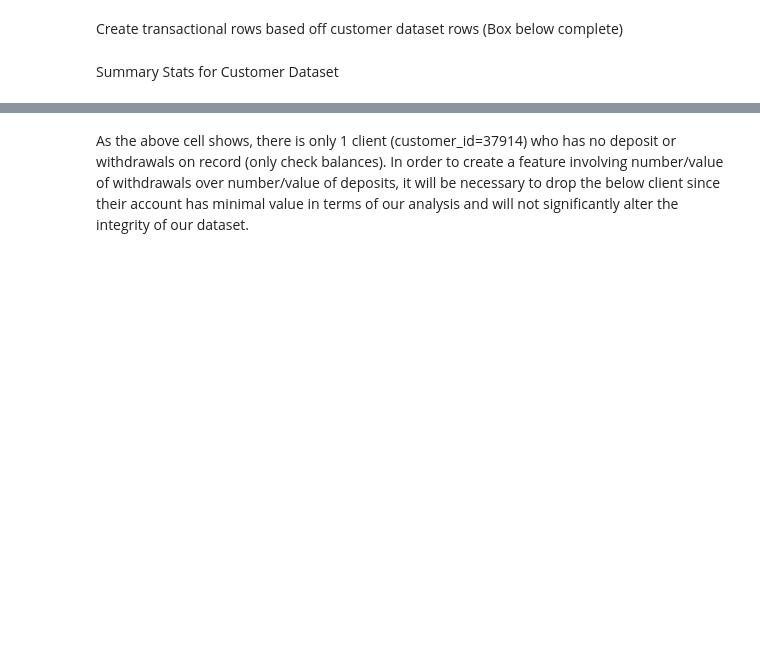
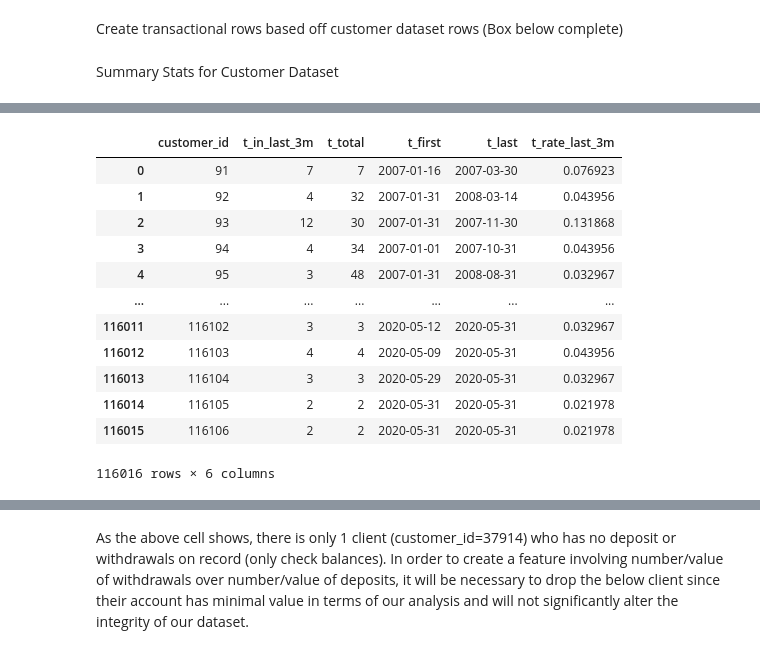
Before and after one commit to gegaddis/bank-churn, a Jupyter notebook: scratch.ipynb, the cells around one changed output, grey strips where cells are left out. Saved outputs shown, nothing was run; the diff lists cells and outputs as text; code cells hidden in the pictures; blank space fills up the shorter version.

```diff
--- a/scratch.ipynb
+++ b/scratch.ipynb
@@ -360,3 +377,27 @@ display(c_combined.describe())
+# %%
+test_last_3m = t_df_original.groupby(by=['customer_id'])[['last_3_months', 'transaction_date']].agg(
+    t_in_last_3m = ('last_3_months', "sum"),
+    t_total = ('last_3_months', "count"),
+    t_first = ('transaction_date', 'first'),
+    t_last = ('transaction_date', 'last')
+)
+test_last_3m = test_last_3m.reset_index()
+test_last_3m['t_rate_last_3m'] = test_last_3m['t_in_last_3m']/91
+display(test_last_3m)
+# %% [output]
+|  | customer_id | t_in_last_3m | t_total | t_first | t_last | t_rate_last_3m |
+| 0 | 91 | 7 | 7 | 2007-01-16 | 2007-03-30 | 0.076923 |
+| 1 | 92 | 4 | 32 | 2007-01-31 | 2008-03-14 | 0.043956 |
+| 2 | 93 | 12 | 30 | 2007-01-31 | 2007-11-30 | 0.131868 |
+| 3 | 94 | 4 | 34 | 2007-01-01 | 2007-10-31 | 0.043956 |
+| 4 | 95 | 3 | 48 | 2007-01-31 | 2008-08-31 | 0.032967 |
+| ... | ... | ... | ... | ... | ... | ... |
+| 116011 | 116102 | 3 | 3 | 2020-05-12 | 2020-05-31 | 0.032967 |
+| 116012 | 116103 | 4 | 4 | 2020-05-09 | 2020-05-31 | 0.043956 |
+| 116013 | 116104 | 3 | 3 | 2020-05-29 | 2020-05-31 | 0.032967 |
+| 116014 | 116105 | 2 | 2 | 2020-05-31 | 2020-05-31 | 0.021978 |
+| 116015 | 116106 | 2 | 2 | 2020-05-31 | 2020-05-31 | 0.021978 |
+116016 rows × 6 columns
 # %%
 customers_elt_30 = c_combined.loc[c_combined['act_lifespan_in_days']<= 30]
 display(customers_elt_30)
```
Also changed, not shown: parts of 8 cells of this notebook.
